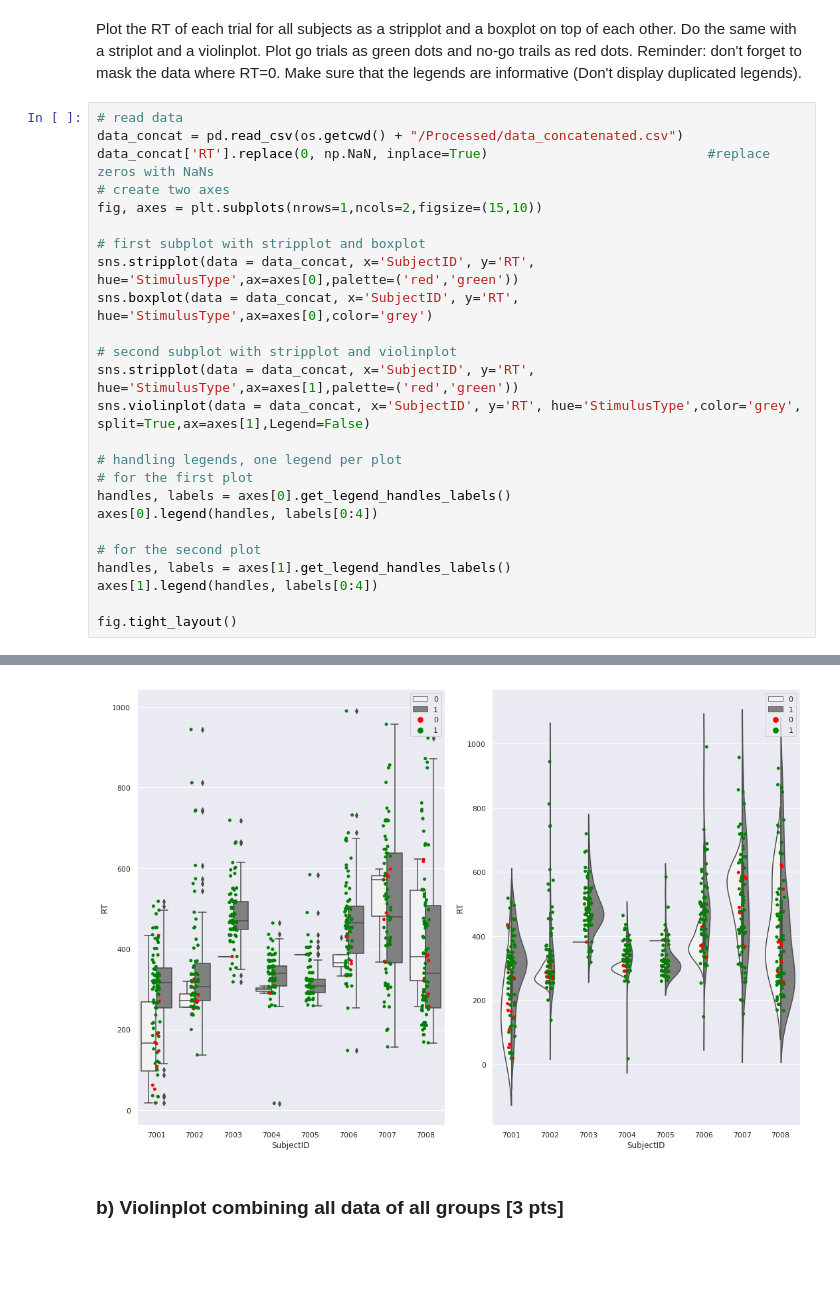
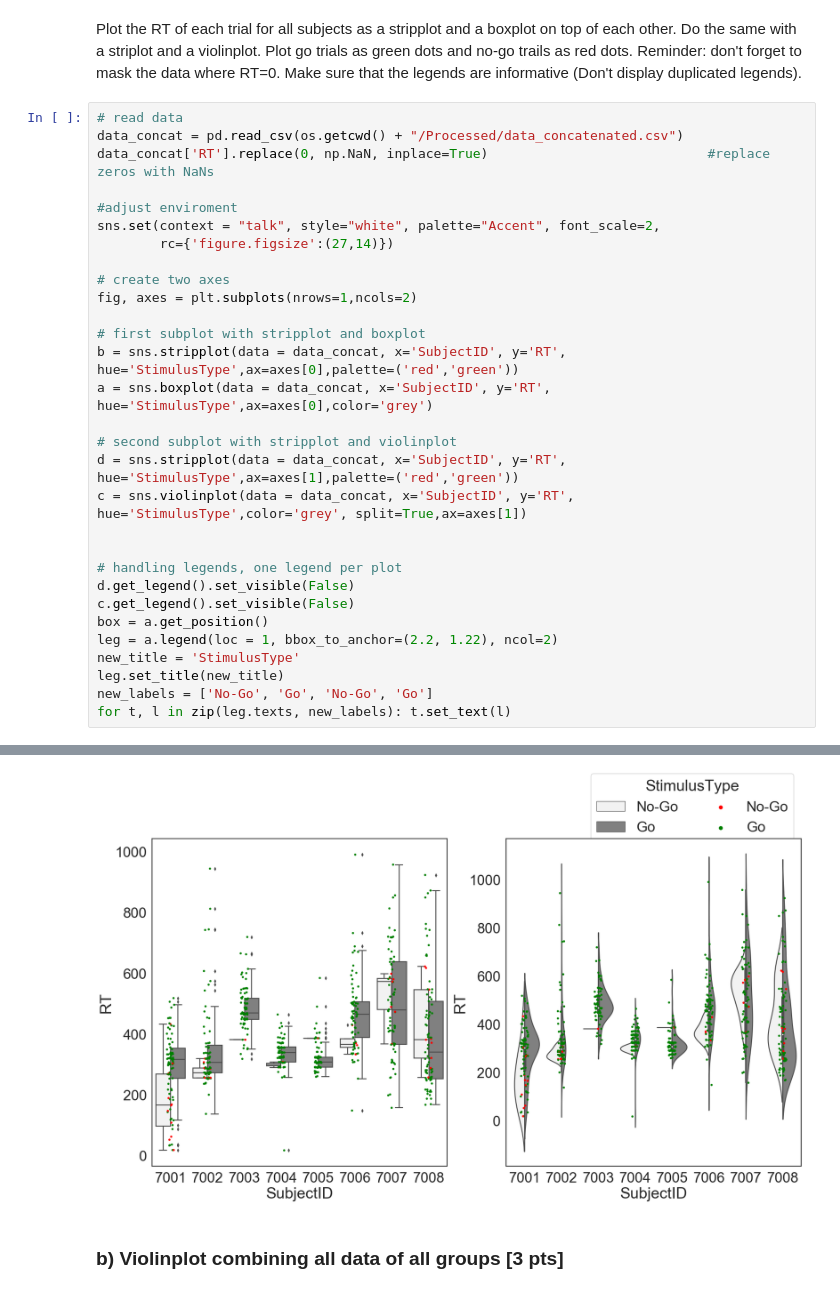
Before and after one commit to NBP-ACC/week-4-acc_7, a Jupyter notebook: sheet02.ipynb, the cells around one changed output, grey strips where cells are left out. Cells and saved outputs as stored; diff of their text form; blank space fills up the shorter version.

Commit message:
changed plots

```diff
--- a/sheet02.ipynb
+++ b/sheet02.ipynb
@@ -139,25 +134,30 @@ Plot the RT of each trial for all subjects as a stripplot and a boxplot on top o
 # read data
 data_concat = pd.read_csv(os.getcwd() + "/Processed/data_concatenated.csv")
 data_concat['RT'].replace(0, np.NaN, inplace=True)                            #replace zeros with NaNs
+
+#adjust enviroment
+sns.set(context = "talk", style="white", palette="Accent", font_scale=2,
+        rc={'figure.figsize':(27,14)})
+
 # create two axes
-fig, axes = plt.subplots(nrows=1,ncols=2,figsize=(15,10))
+fig, axes = plt.subplots(nrows=1,ncols=2)
 
 # first subplot with stripplot and boxplot
-sns.stripplot(data = data_concat, x='SubjectID', y='RT', hue='StimulusType',ax=axes[0],palette=('red','green'))
-sns.boxplot(data = data_concat, x='SubjectID', y='RT', hue='StimulusType',ax=axes[0],color='grey')
+b = sns.stripplot(data = data_concat, x='SubjectID', y='RT', hue='StimulusType',ax=axes[0],palette=('red','green'))
+a = sns.boxplot(data = data_concat, x='SubjectID', y='RT', hue='StimulusType',ax=axes[0],color='grey')
 
 # second subplot with stripplot and violinplot
-sns.stripplot(data = data_concat, x='SubjectID', y='RT', hue='StimulusType',ax=axes[1],palette=('red','green'))
-sns.violinplot(data = data_concat, x='SubjectID', y='RT', hue='StimulusType',color='grey', split=True,ax=axes[1],Legend=False)
+d = sns.stripplot(data = data_concat, x='SubjectID', y='RT', hue='StimulusType',ax=axes[1],palette=('red','green'))
+c = sns.violinplot(data = data_concat, x='SubjectID', y='RT', hue='StimulusType',color='grey', split=True,ax=axes[1])
+
 
 # handling legends, one legend per plot
-# for the first plot
-handles, labels = axes[0].get_legend_handles_labels()
-axes[0].legend(handles, labels[0:4])
-
-# for the second plot
-handles, labels = axes[1].get_legend_handles_labels()
-axes[1].legend(handles, labels[0:4])
-
-fig.tight_layout()
+d.get_legend().set_visible(False)
+c.get_legend().set_visible(False)
+box = a.get_position()
+leg = a.legend(loc = 1, bbox_to_anchor=(2.2, 1.22), ncol=2)
+new_title = 'StimulusType'
+leg.set_title(new_title)
+new_labels = ['No-Go', 'Go', 'No-Go', 'Go']
+for t, l in zip(leg.texts, new_labels): t.set_text(l)
 # %% [output]
@@ -181,4 +164,4 @@ fig.tight_layout()
-[figure, old version]
+[figure, new version]
 # %% [markdown]
 ### b) Violinplot combining all data of all groups [3 pts]
 # %% [markdown]
```
Also changed, not shown: parts of 10 cells of this notebook.
